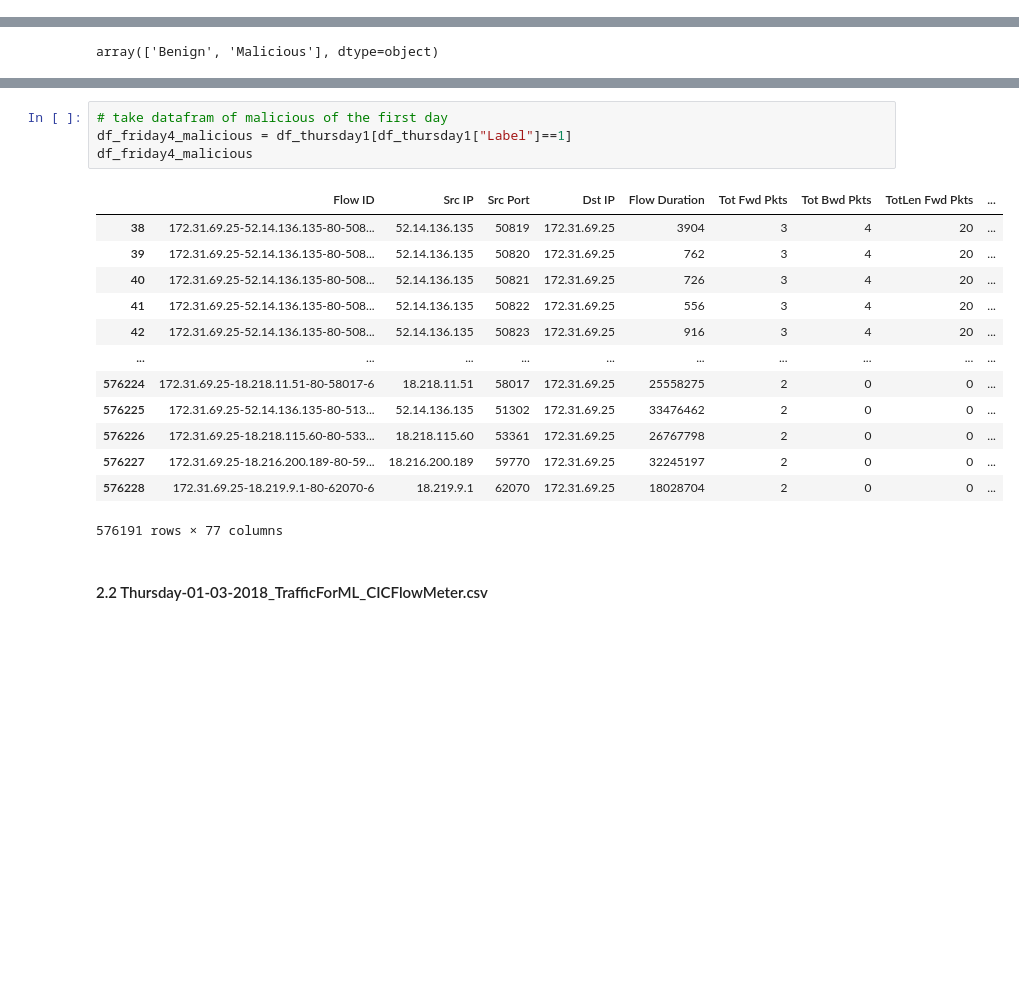
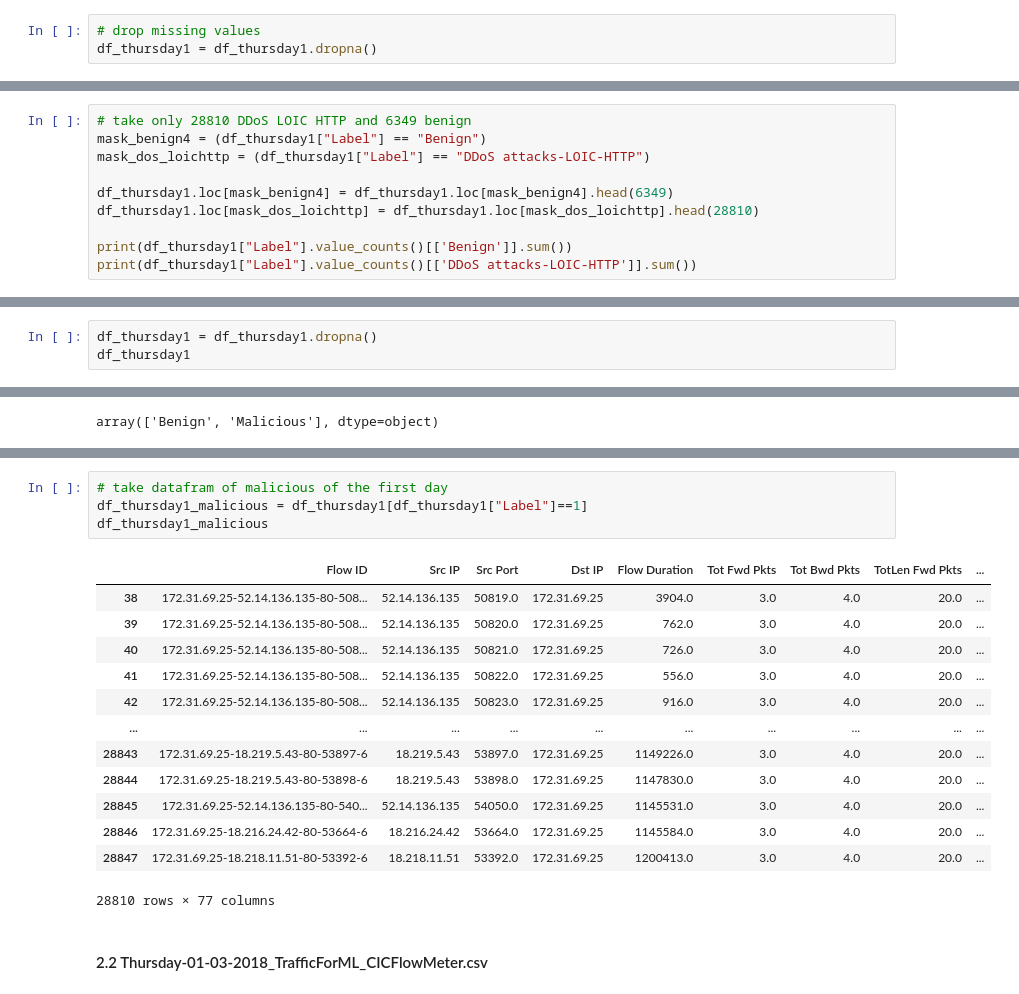
Before and after one commit to alittlesheepofGod/cse-cic-ids2018, a Jupyter notebook: 1-Exploring_CIC-IDS-2018_Dataset.ipynb, the cells around one changed output, grey strips where cells are left out. Saved outputs shown, nothing was run; the diff lists cells and outputs as text; blank space fills up the shorter version.

```diff
--- a/1-Exploring_CIC-IDS-2018_Dataset.ipynb
+++ b/1-Exploring_CIC-IDS-2018_Dataset.ipynb
@@ -1536,0 +1522,3 @@ df_thursday1
+# %%
+# drop missing values
+df_thursday1 = df_thursday1.dropna()
@@ -1536,0 +1559,10 @@ df_thursday1
+# %%
+# take only 28810 DDoS LOIC HTTP and 6349 benign
+mask_benign4 = (df_thursday1["Label"] == "Benign")
+mask_dos_loichttp = (df_thursday1["Label"] == "DDoS attacks-LOIC-HTTP")
+
+df_thursday1.loc[mask_benign4] = df_thursday1.loc[mask_benign4].head(6349)
+df_thursday1.loc[mask_dos_loichttp] = df_thursday1.loc[mask_dos_loichttp].head(28810)
+
+print(df_thursday1["Label"].value_counts()[['Benign']].sum())
+print(df_thursday1["Label"].value_counts()[['DDoS attacks-LOIC-HTTP']].sum())
@@ -1536,0 +1572,3 @@ df_thursday1
+# %%
+df_thursday1 = df_thursday1.dropna()
+df_thursday1
@@ -1643,21 +1706,21 @@ df_friday4_benign
 # %%
 # take datafram of malicious of the first day
-df_friday4_malicious = df_thursday1[df_thursday1["Label"]==1]
-df_friday4_malicious
+df_thursday1_malicious = df_thursday1[df_thursday1["Label"]==1]
+df_thursday1_malicious
 # %% [output]
 |  | Flow ID | Src IP | Src Port | Dst IP | Flow Duration | Tot Fwd Pkts | Tot Bwd Pkts | TotLen Fwd Pkts | ... |
-| 38 | 172.31.69.25-52.14.136.135-80-508... | 52.14.136.135 | 50819 | 172.31.69.25 | 3904 | 3 | 4 | 20 | ... |
-| 39 | 172.31.69.25-52.14.136.135-80-508... | 52.14.136.135 | 50820 | 172.31.69.25 | 762 | 3 | 4 | 20 | ... |
-| 40 | 172.31.69.25-52.14.136.135-80-508... | 52.14.136.135 | 50821 | 172.31.69.25 | 726 | 3 | 4 | 20 | ... |
-| 41 | 172.31.69.25-52.14.136.135-80-508... | 52.14.136.135 | 50822 | 172.31.69.25 | 556 | 3 | 4 | 20 | ... |
-| 42 | 172.31.69.25-52.14.136.135-80-508... | 52.14.136.135 | 50823 | 172.31.69.25 | 916 | 3 | 4 | 20 | ... |
+| 38 | 172.31.69.25-52.14.136.135-80-508... | 52.14.136.135 | 50819.0 | 172.31.69.25 | 3904.0 | 3.0 | 4.0 | 20.0 | ... |
+| 39 | 172.31.69.25-52.14.136.135-80-508... | 52.14.136.135 | 50820.0 | 172.31.69.25 | 762.0 | 3.0 | 4.0 | 20.0 | ... |
+| 40 | 172.31.69.25-52.14.136.135-80-508... | 52.14.136.135 | 50821.0 | 172.31.69.25 | 726.0 | 3.0 | 4.0 | 20.0 | ... |
+| 41 | 172.31.69.25-52.14.136.135-80-508... | 52.14.136.135 | 50822.0 | 172.31.69.25 | 556.0 | 3.0 | 4.0 | 20.0 | ... |
+| 42 | 172.31.69.25-52.14.136.135-80-508... | 52.14.136.135 | 50823.0 | 172.31.69.25 | 916.0 | 3.0 | 4.0 | 20.0 | ... |
 | ... | ... | ... | ... | ... | ... | ... | ... | ... | ... |
-| 576224 | 172.31.69.25-18.218.11.51-80-58017-6 | 18.218.11.51 | 58017 | 172.31.69.25 | 25558275 | 2 | 0 | 0 | ... |
-| 576225 | 172.31.69.25-52.14.136.135-80-513... | 52.14.136.135 | 51302 | 172.31.69.25 | 33476462 | 2 | 0 | 0 | ... |
-| 576226 | 172.31.69.25-18.218.115.60-80-533... | 18.218.115.60 | 53361 | 172.31.69.25 | 26767798 | 2 | 0 | 0 | ... |
-| 576227 | 172.31.69.25-18.216.200.189-80-59... | 18.216.200.189 | 59770 | 172.31.69.25 | 32245197 | 2 | 0 | 0 | ... |
-| 576228 | 172.31.69.25-18.219.9.1-80-62070-6 | 18.219.9.1 | 62070 | 172.31.69.25 | 18028704 | 2 | 0 | 0 | ... |
+| 28843 | 172.31.69.25-18.219.5.43-80-53897-6 | 18.219.5.43 | 53897.0 | 172.31.69.25 | 1149226.0 | 3.0 | 4.0 | 20.0 | ... |
+| 28844 | 172.31.69.25-18.219.5.43-80-53898-6 | 18.219.5.43 | 53898.0 | 172.31.69.25 | 1147830.0 | 3.0 | 4.0 | 20.0 | ... |
+| 28845 | 172.31.69.25-52.14.136.135-80-540... | 52.14.136.135 | 54050.0 | 172.31.69.25 | 1145531.0 | 3.0 | 4.0 | 20.0 | ... |
+| 28846 | 172.31.69.25-18.216.24.42-80-53664-6 | 18.216.24.42 | 53664.0 | 172.31.69.25 | 1145584.0 | 3.0 | 4.0 | 20.0 | ... |
+| 28847 | 172.31.69.25-18.218.11.51-80-53392-6 | 18.218.11.51 | 53392.0 | 172.31.69.25 | 1200413.0 | 3.0 | 4.0 | 20.0 | ... |
-576191 rows × 77 columns
+28810 rows × 77 columns
 # %% [markdown]
 #### 2.2 Thursday-01-03-2018_TrafficForML_CICFlowMeter.csv
 # %%
```
Also changed, not shown: parts of 152 cells of this notebook, 1 other file.
